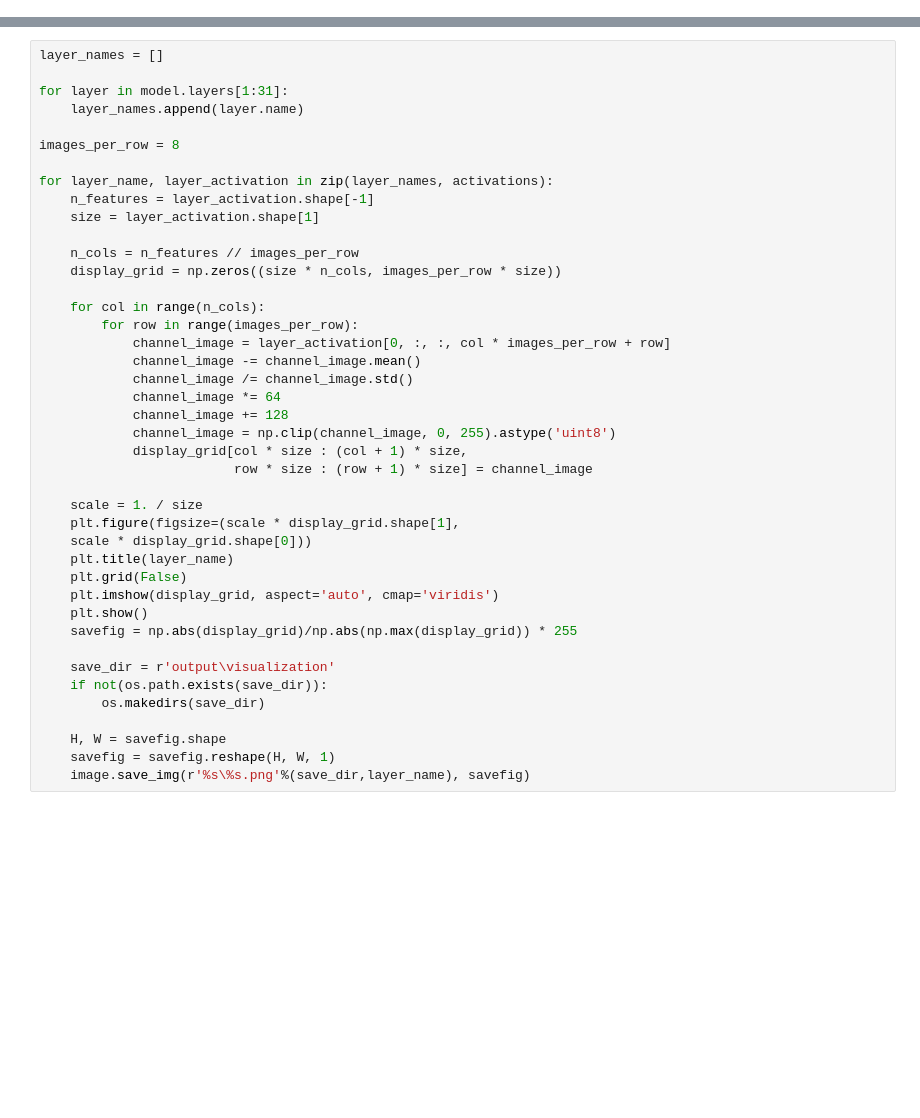
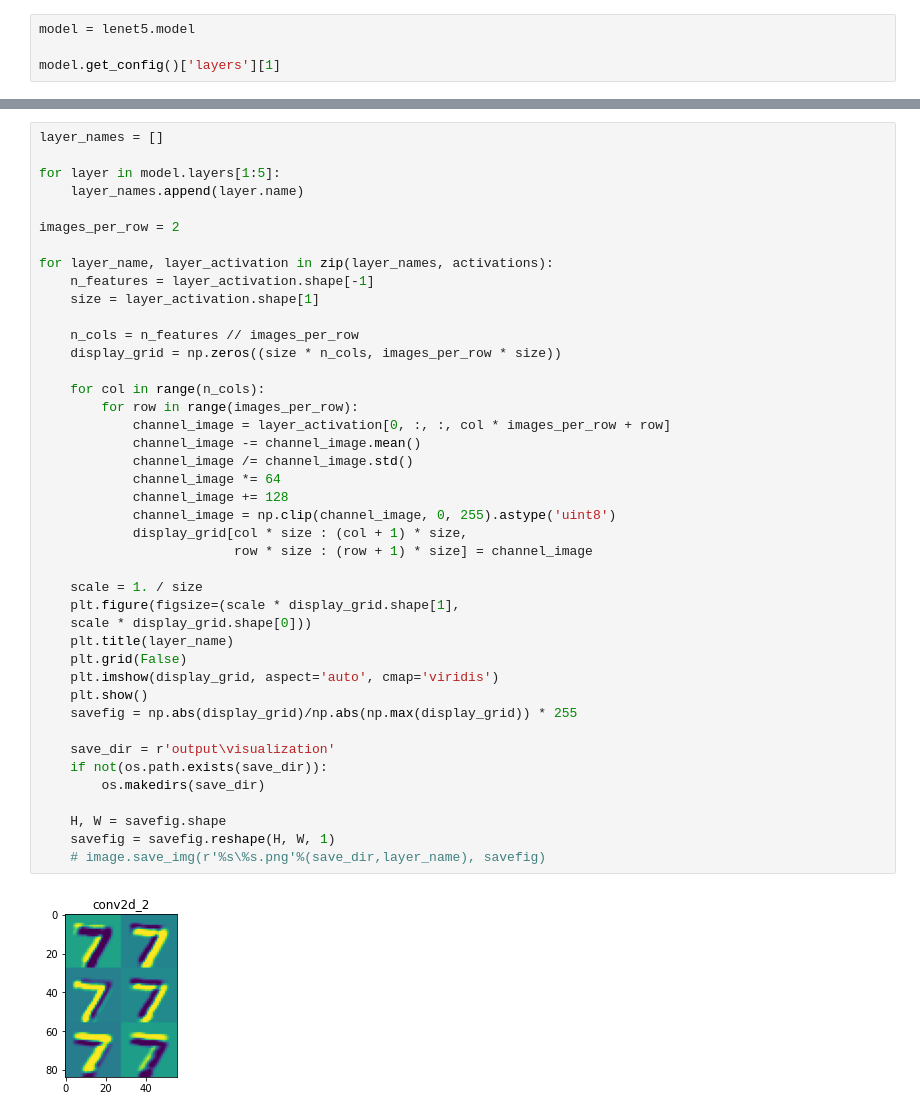
Before and after one commit to jacky10001/tf2-mycnn, a Jupyter notebook: dev_vis_featuremap.ipynb, the cells around one changed output, grey strips where cells are left out. Drawn from its saved outputs; the diff is of its cells as text; blank space fills up the shorter version.

```diff
--- a/dev_vis_featuremap.ipynb
+++ b/dev_vis_featuremap.ipynb
@@ -35,0 +109,4 @@ print(first_layer_activation.shape)
+# %%
+model = lenet5.model
+
+model.get_config()['layers'][1]
@@ -39,10 +138,10 @@ plt.matshow(first_layer_activation[0, :, :, 7], cmap='viridis')
 # %%
 layer_names = []
 
-for layer in model.layers[1:31]:
+for layer in model.layers[1:5]:
     layer_names.append(layer.name)
 
-images_per_row = 8
+images_per_row = 2
 
 for layer_name, layer_activation in zip(layer_names, activations):
     n_features = layer_activation.shape[-1]
@@ -50,31 +149,33 @@ for layer_name, layer_activation in zip(layer_names, activations):
 
     n_cols = n_features // images_per_row
     display_grid = np.zeros((size * n_cols, images_per_row * size))
 
     for col in range(n_cols):
         for row in range(images_per_row):
             channel_image = layer_activation[0, :, :, col * images_per_row + row]
             channel_image -= channel_image.mean()
             channel_image /= channel_image.std()
             channel_image *= 64
             channel_image += 128
             channel_image = np.clip(channel_image, 0, 255).astype('uint8')
             display_grid[col * size : (col + 1) * size,
                          row * size : (row + 1) * size] = channel_image
 
     scale = 1. / size
     plt.figure(figsize=(scale * display_grid.shape[1],
     scale * display_grid.shape[0]))
     plt.title(layer_name)
     plt.grid(False)
     plt.imshow(display_grid, aspect='auto', cmap='viridis')
     plt.show()
     savefig = np.abs(display_grid)/np.abs(np.max(display_grid)) * 255
 
     save_dir = r'output\visualization'
     if not(os.path.exists(save_dir)):
         os.makedirs(save_dir)
 
     H, W = savefig.shape
     savefig = savefig.reshape(H, W, 1)
-    image.save_img(r'%s\%s.png'%(save_dir,layer_name), savefig)
+    # image.save_img(r'%s\%s.png'%(save_dir,layer_name), savefig)
+# %% [output]
+[figure, added]
```
Also changed, not shown: parts of 10 cells of this notebook, 2 other files.
